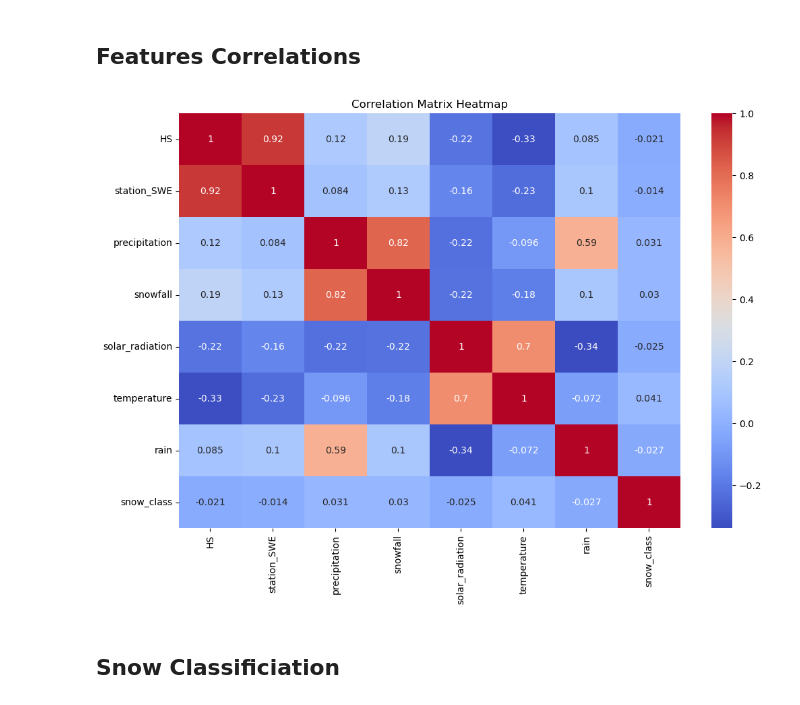
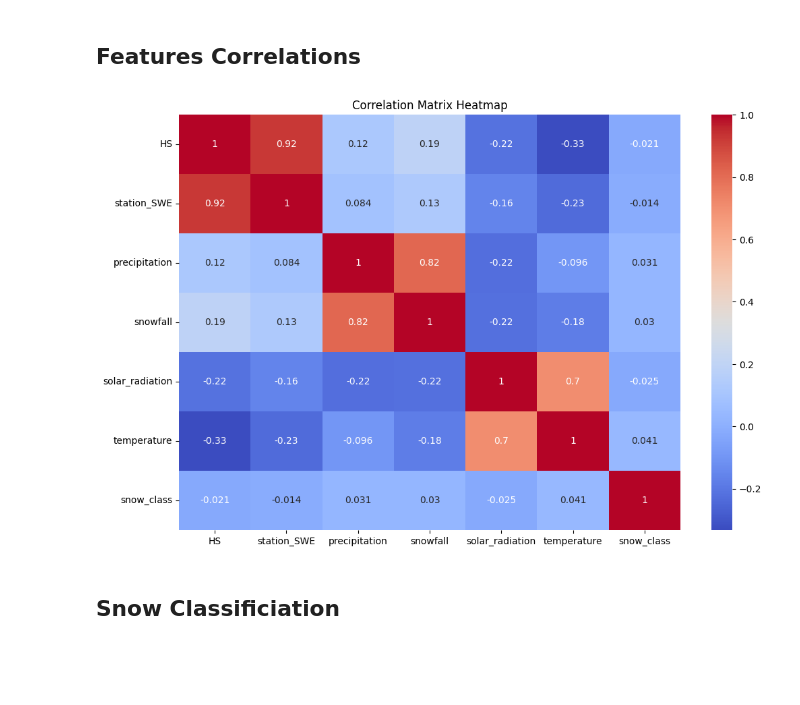
Before and after one commit to yolennnzhuo/Snow-Water-Equivalent-SWE-Estimation-Tool, a Jupyter notebook: data_prepare.ipynb, the cells around one changed output. Drawn from its saved outputs; the diff is of its cells as text; code cells hidden in the pictures; blank space fills up the shorter version.

```diff
--- a/data_prepare.ipynb
+++ b/data_prepare.ipynb
@@ -193,14 +193,14 @@ plt.show()
 # %% [markdown]
 ## Features Correlations
 # %%
-correlation_matrix = dataset.df.corr()
+correlation_matrix = dataset.df.select_dtypes(include=['number']).corr()
 
 plt.figure(figsize=(12, 8))
 sns.heatmap(correlation_matrix, annot=True, cmap='coolwarm')
 plt.title('Correlation Matrix Heatmap')
 plt.show()
 # %% [output]
-[figure, old version]
+[figure, new version]
 # %% [markdown]
 ## Snow Classificiation
 # %% [markdown]
```
Also changed, not shown: parts of 3 cells of this notebook, 19 other files.
